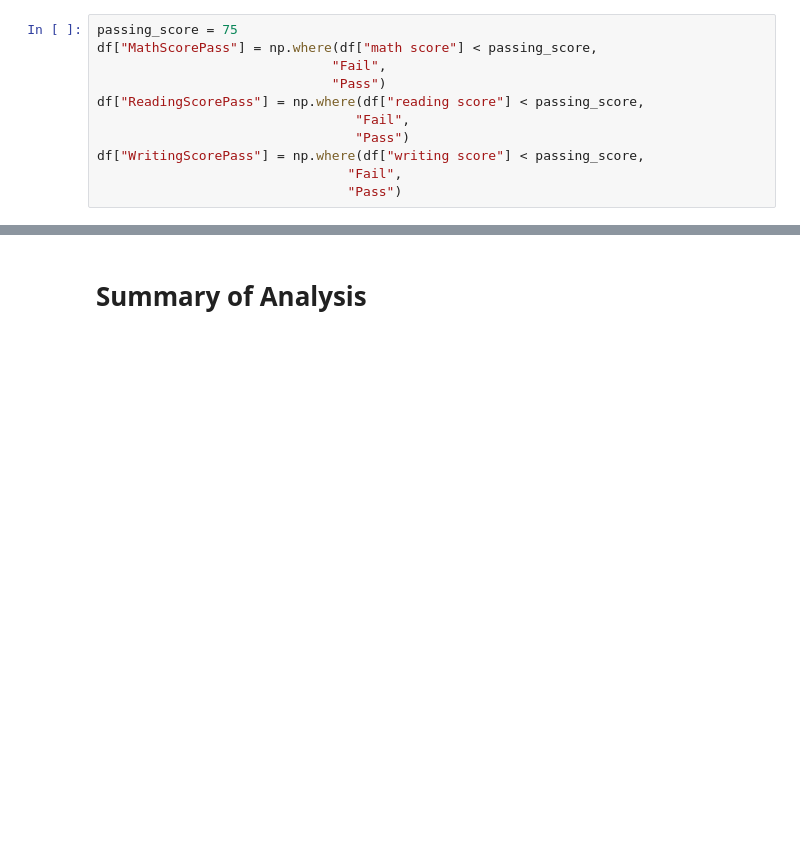
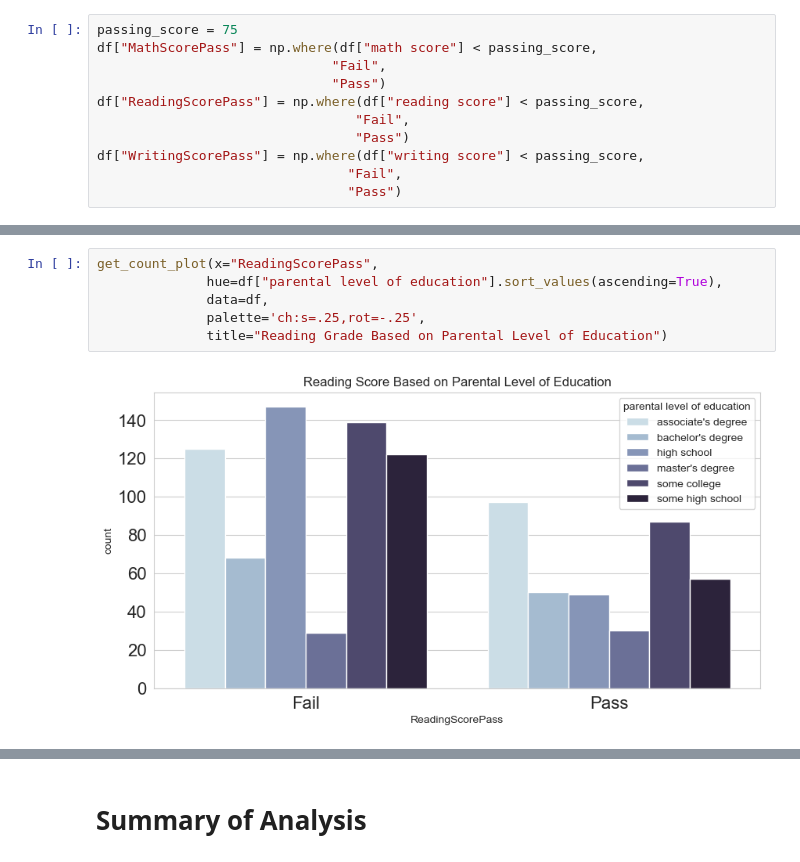
Before and after one commit to Charles2005/Student-Performance-EDA, a Jupyter notebook: Files/students_perf_eda.ipynb, the cells around one changed output, grey strips where cells are left out. Drawn from its saved outputs; the diff is of its cells as text; blank space fills up the shorter version.

```diff
--- a/Files/students_perf_eda.ipynb
+++ b/Files/students_perf_eda.ipynb
@@ -150,0 +186,8 @@ get_count_plot(x="WritingScorePass",
+# %%
+get_count_plot(x="ReadingScorePass",
+              hue=df["parental level of education"].sort_values(ascending=True),
+              data=df,
+              palette='ch:s=.25,rot=-.25',
+              title="Reading Grade Based on Parental Level of Education")
+# %% [output]
+[figure, added]
```
Also changed, not shown: parts of 29 cells of this notebook, 1 other file.
